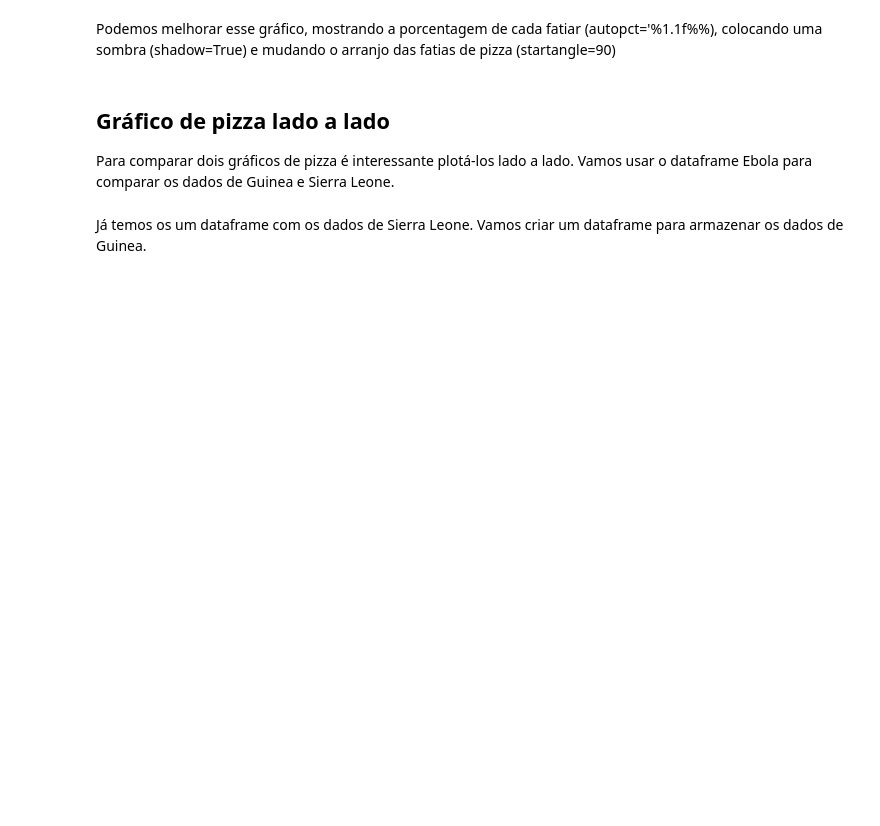
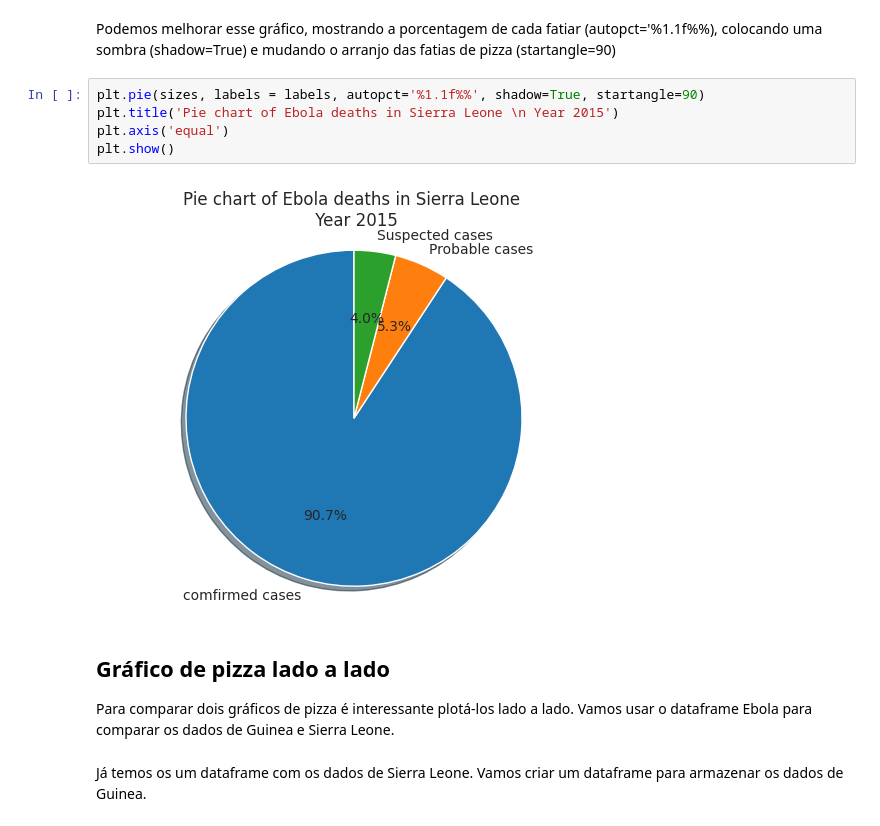
Before and after one commit to UlissesJunior/XMAC02-MetodosMatematicosAnaliseDados, a Jupyter notebook: Notebooks/Aula09 - Plotagem de Gráficos/Aula09a.ipynb, the cells around one changed output. Saved outputs shown, nothing was run; the diff lists cells and outputs as text; blank space fills up the shorter version.

```diff
--- a/Notebooks/Aula09 - Plotagem de Gráficos/Aula09a.ipynb
+++ b/Notebooks/Aula09 - Plotagem de Gráficos/Aula09a.ipynb
@@ -16,5 +50,12 @@ Agora vamos gerar o gráfico de pizza de mortes por casos confirmados, provávei
 # %% [markdown]
 Podemos melhorar esse gráfico, mostrando a porcentagem de cada fatiar (autopct='%1.1f%%), colocando uma sombra (shadow=True) e mudando o arranjo das fatias de pizza (startangle=90)
+# %%
+plt.pie(sizes, labels = labels, autopct='%1.1f%%', shadow=True, startangle=90)
+plt.title('Pie chart of Ebola deaths in Sierra Leone \n Year 2015')
+plt.axis('equal')
+plt.show()
+# %% [output]
+[figure, added]
 # %% [markdown]
 ## Gráfico de pizza lado a lado
 Para comparar dois gráficos de pizza é interessante plotá-los lado a lado. Vamos usar o dataframe Ebola para comparar os dados de Guinea e Sierra Leone.
```
Also changed, not shown: parts of 10 cells of this notebook.
